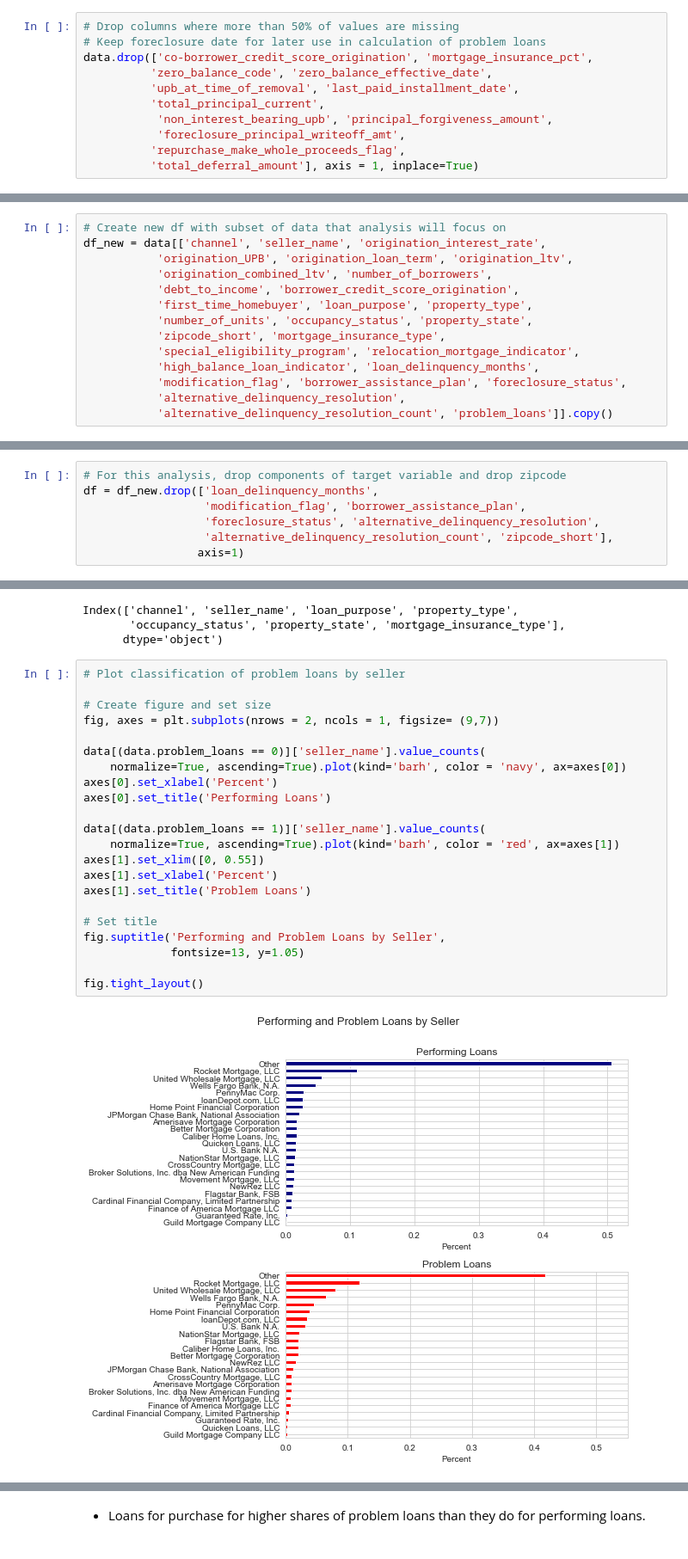
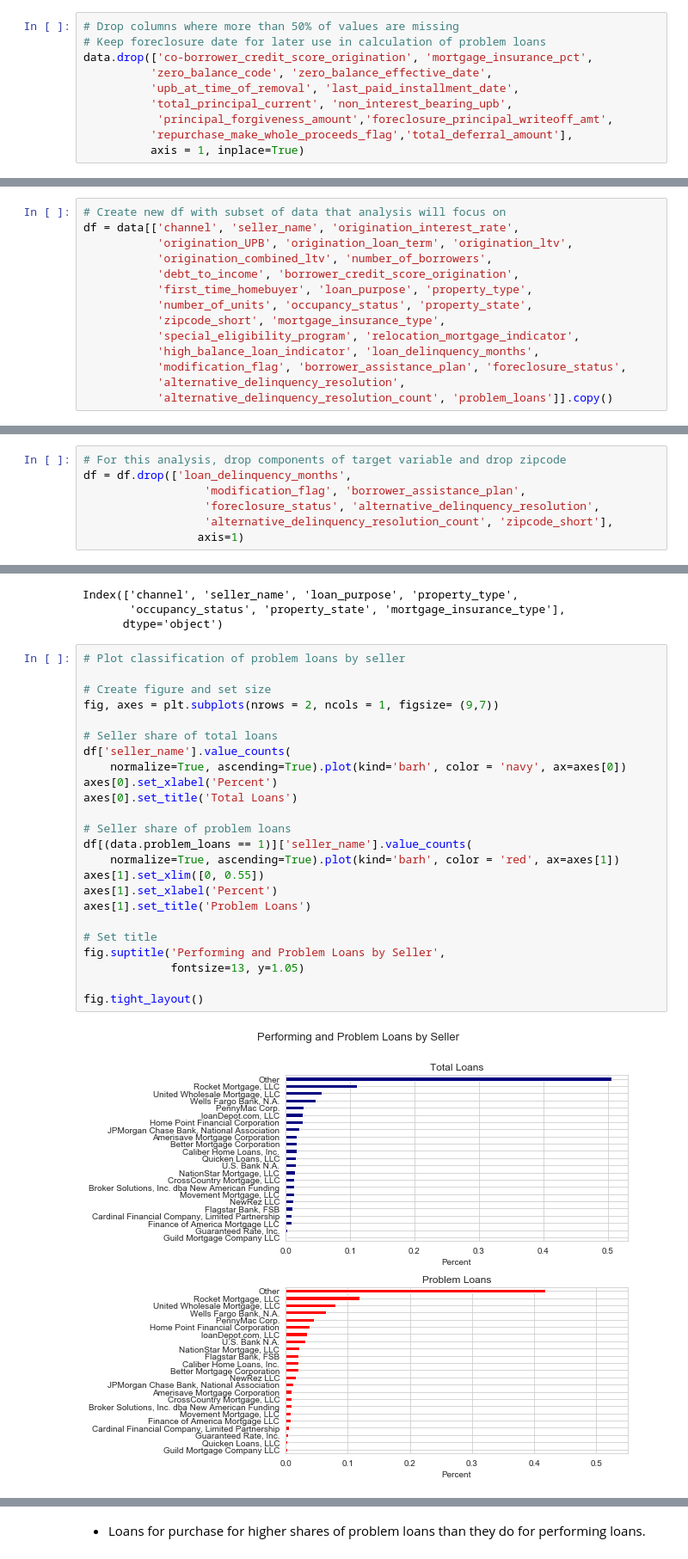
Before and after one commit to magalisolimano/predicting_problem_mortgages, a Jupyter notebook: notebook.ipynb, the cells around one changed output, grey strips where cells are left out. Shown at 86% size. Cells and saved outputs as stored; diff of their text form.

```diff
--- a/notebook.ipynb
+++ b/notebook.ipynb
@@ -378,11 +460,10 @@ data['total_deferral_amount'].mean()
 data.drop(['co-borrower_credit_score_origination', 'mortgage_insurance_pct',
           'zero_balance_code', 'zero_balance_effective_date',
           'upb_at_time_of_removal', 'last_paid_installment_date',
-          'total_principal_current',
-           'non_interest_bearing_upb', 'principal_forgiveness_amount',
-           'foreclosure_principal_writeoff_amt',
-          'repurchase_make_whole_proceeds_flag',
-          'total_deferral_amount'], axis = 1, inplace=True)
+          'total_principal_current', 'non_interest_bearing_upb',
+           'principal_forgiveness_amount','foreclosure_principal_writeoff_amt',
+          'repurchase_make_whole_proceeds_flag','total_deferral_amount'],
+          axis = 1, inplace=True)
 # %%
 data.isnull().sum()
 # %% [output]
@@ -720,7 +801,7 @@ Index(['channel', 'seller_name', 'servicer_name', 'origination_interest_rate',
       dtype='object')
 # %%
 # Create new df with subset of data that analysis will focus on
-df_new = data[['channel', 'seller_name', 'origination_interest_rate',
+df = data[['channel', 'seller_name', 'origination_interest_rate',
            'origination_UPB', 'origination_loan_term', 'origination_ltv',
            'origination_combined_ltv', 'number_of_borrowers',
            'debt_to_income', 'borrower_credit_score_origination',
@@ -753,6 +819,6 @@ df_new.to_csv('Data/fanniemae_mortgage_loans.csv', header=False, index=False, se
 # %%
 # For this analysis, drop components of target variable and drop zipcode
-df = df_new.drop(['loan_delinquency_months',
+df = df.drop(['loan_delinquency_months',
                   'modification_flag', 'borrower_assistance_plan',
                   'foreclosure_status', 'alternative_delinquency_resolution',
                   'alternative_delinquency_resolution_count', 'zipcode_short'],
@@ -996,24 +1062,26 @@ Index(['channel', 'seller_name', 'loan_purpose', 'property_type',
 # %%
 # Plot classification of problem loans by seller
 
 # Create figure and set size
 fig, axes = plt.subplots(nrows = 2, ncols = 1, figsize= (9,7))
 
-data[(data.problem_loans == 0)]['seller_name'].value_counts(
+# Seller share of total loans
+df['seller_name'].value_counts(
     normalize=True, ascending=True).plot(kind='barh', color = 'navy', ax=axes[0])
 axes[0].set_xlabel('Percent')
-axes[0].set_title('Performing Loans')
+axes[0].set_title('Total Loans')
 
-data[(data.problem_loans == 1)]['seller_name'].value_counts(
+# Seller share of problem loans
+df[(data.problem_loans == 1)]['seller_name'].value_counts(
     normalize=True, ascending=True).plot(kind='barh', color = 'red', ax=axes[1])
 axes[1].set_xlim([0, 0.55])
 axes[1].set_xlabel('Percent')
 axes[1].set_title('Problem Loans')
 
 # Set title
 fig.suptitle('Performing and Problem Loans by Seller',
              fontsize=13, y=1.05)
 
 fig.tight_layout()
 # %% [output]
-[figure, old version]
+[figure, new version]
```
Also changed, not shown: parts of 65 cells of this notebook, 13 other files.
